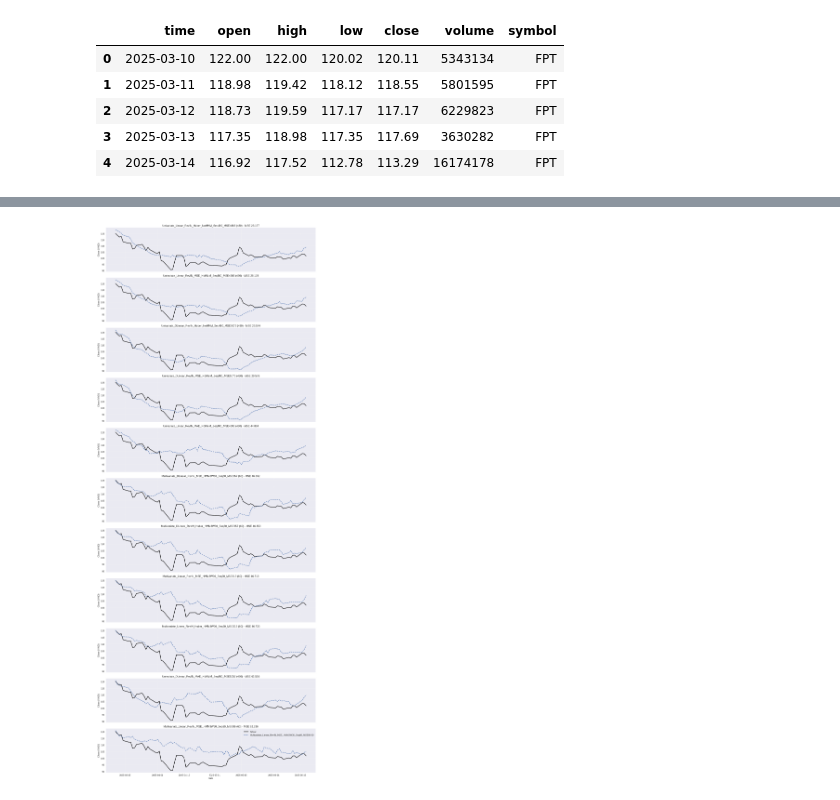
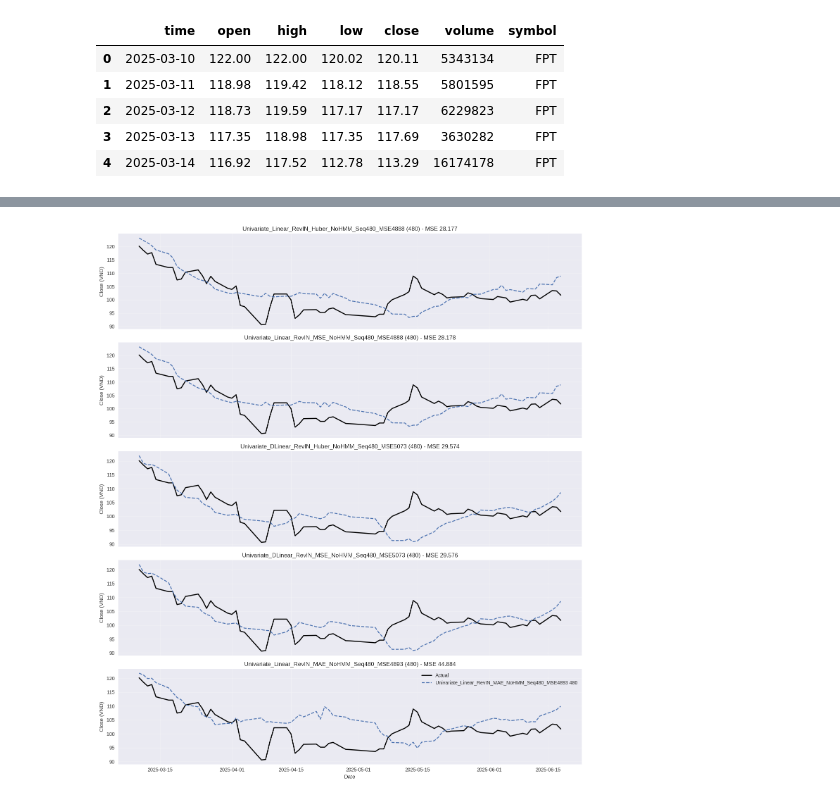
Before and after one commit to Hirin/AIO-Projects, a Jupyter notebook: Project-6.1/FPT_LTSF_Comparison.ipynb, the cells around one changed output, grey strips where cells are left out. Drawn from its saved outputs; the diff is of its cells as text; code cells hidden in the pictures.

```diff
--- a/Project-6.1/FPT_LTSF_Comparison.ipynb
+++ b/Project-6.1/FPT_LTSF_Comparison.ipynb
@@ -11,7 +11,7 @@ from sklearn.metrics import mean_absolute_error, mean_squared_error, r2_score
 
 plt.style.use('seaborn-v0_8')
 # %%
-hidden_df = pd.read_csv('FPT_hidden-test.csv')
+hidden_df = pd.read_csv('./data/FPT_hidden-test.csv')
 hidden_df['time'] = pd.to_datetime(hidden_df['time'])
 hidden_df = hidden_df.sort_values('time').reset_index(drop=True)
 hidden_close = hidden_df['close'].astype(float).values
@@ -28,5 +50,5 @@ FPT_hidden-test length: 69 rows from 2025-03-10 to 2025-06-18
 # %%
-submissions_dir = '../submissions'
+submissions_dir = './submissions'
 forecast_files = sorted([f for f in os.listdir(submissions_dir) if f.startswith('Sub_') and f.endswith('.csv')])
 if not forecast_files:
     raise FileNotFoundError('Không tìm thấy file dự báo trong thư mục submissions.')
@@ -78,34 +100,34 @@ Bảng so sánh theo RMSE tăng dần:
 660 rows × 6 columns
 # %%
 # top_k = min(4, len(comparison_df))
-top_k = 11
+top_k = 5
 if top_k == 0:
     print('Không có bản ghi để vẽ.')
 else:
     fig, axes = plt.subplots(top_k, 1, figsize=(14, 3.2 * top_k), sharex=True)
     if top_k == 1:
         axes = [axes]
     for ax, (_, row) in zip(axes, comparison_df.head(top_k).iterrows()):
         forecast_df = pd.read_csv(row['ForecastFile'])
         preds = forecast_df['close'].astype(float).values
         aligned_len = min(len(preds), len(hidden_close))
         ax.plot(hidden_df['time'][:aligned_len], hidden_close[:aligned_len], label='Actual', color='black', linewidth=2)
         # Fix for missing Horizon key
         horizon = row.get('Horizon')
         if pd.isna(horizon) or horizon is None:
             import re
             match = re.search(r'Seq(\d+)', str(row['Model']))
             horizon = match.group(1) if match else 'Unknown'
         ax.plot(hidden_df['time'][:aligned_len], preds[:aligned_len], label=f"{row['Model']} {horizon}", linestyle='--')
         ax.set_title(f"{row['Model']} ({horizon}) - MSE {row['MSE']:.3f}")
         ax.set_ylabel('Close (VND)')
         ax.grid(True, alpha=0.3)
     axes[-1].set_xlabel('Date')
     axes[-1].legend(loc='upper right')
     plt.tight_layout()
     plt.show()
 # %% [output]
-[figure, old version]
+[figure, new version]
 # %%
 import os
 import pandas as pd
```
Also changed, not shown: parts of 5 cells of this notebook, 1 other file.
